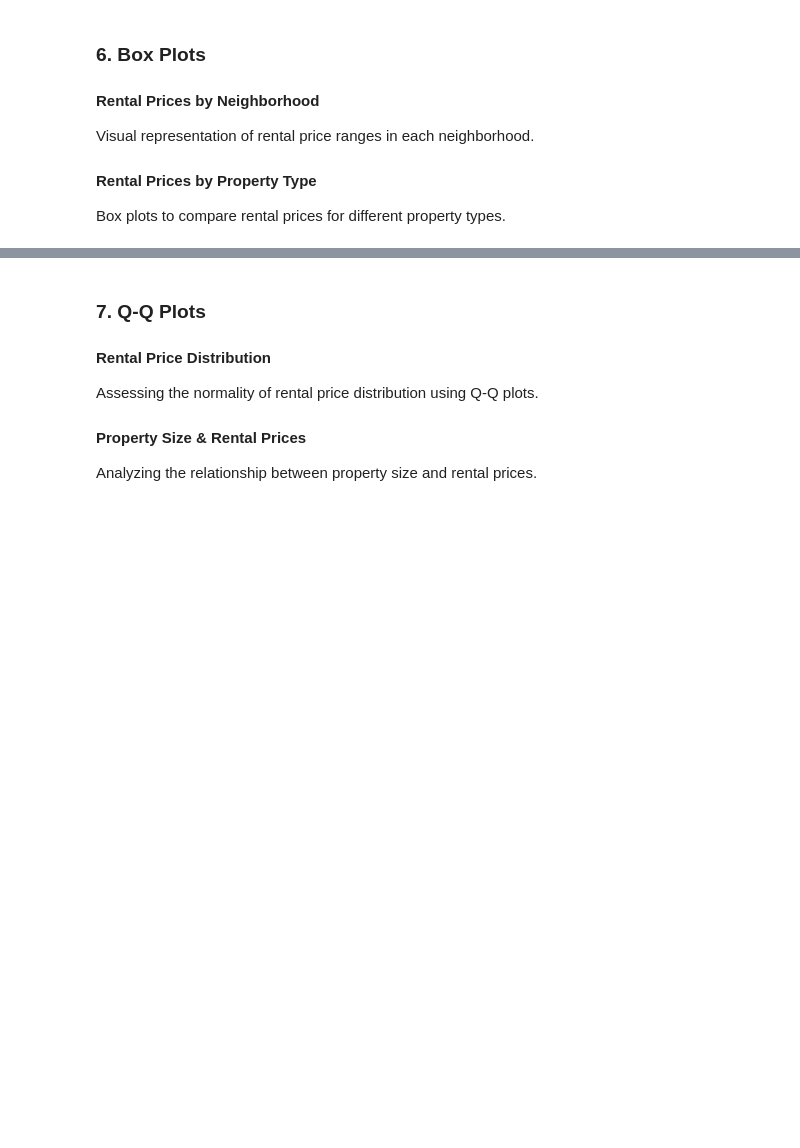
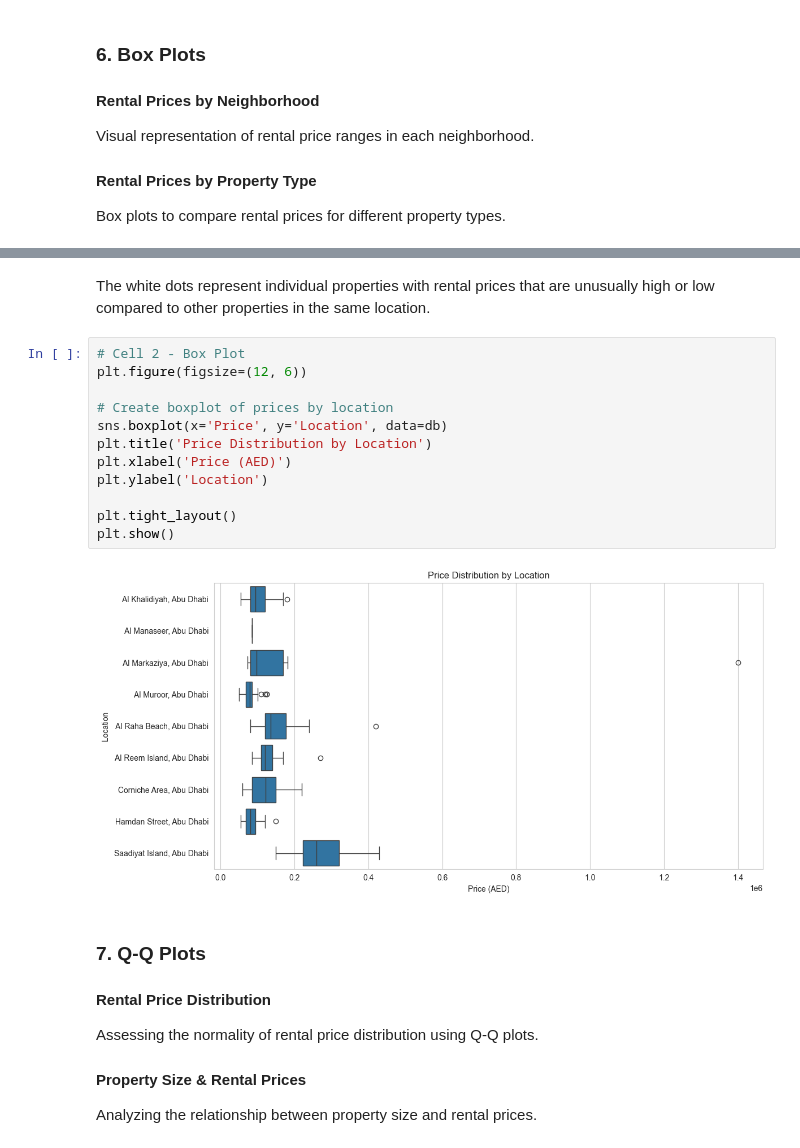
Before and after one commit to HamdanAlhajeri/StatisticsDubbizle, a Jupyter notebook: Data.ipynb, the cells around one changed output, grey strips where cells are left out. Saved outputs shown, nothing was run; the diff lists cells and outputs as text; blank space fills up the shorter version.

```diff
--- a/Data.ipynb
+++ b/Data.ipynb
@@ -128,3 +143,19 @@ Box plots to compare rental prices for different property types.
+# %% [markdown]
+The white dots represent individual properties with rental prices that are unusually high or low compared to other properties in the same location.
+# %%
+# Cell 2 - Box Plot
+plt.figure(figsize=(12, 6))
+
+# Create boxplot of prices by location
+sns.boxplot(x='Price', y='Location', data=db)
+plt.title('Price Distribution by Location')
+plt.xlabel('Price (AED)')
+plt.ylabel('Location')
+
+plt.tight_layout()
+plt.show()
+# %% [output]
+[figure, added]
 # %% [markdown]
 ### 7. Q-Q Plots
 #### Rental Price Distribution
```
Also changed, not shown: parts of 18 cells of this notebook, 1 other file.
